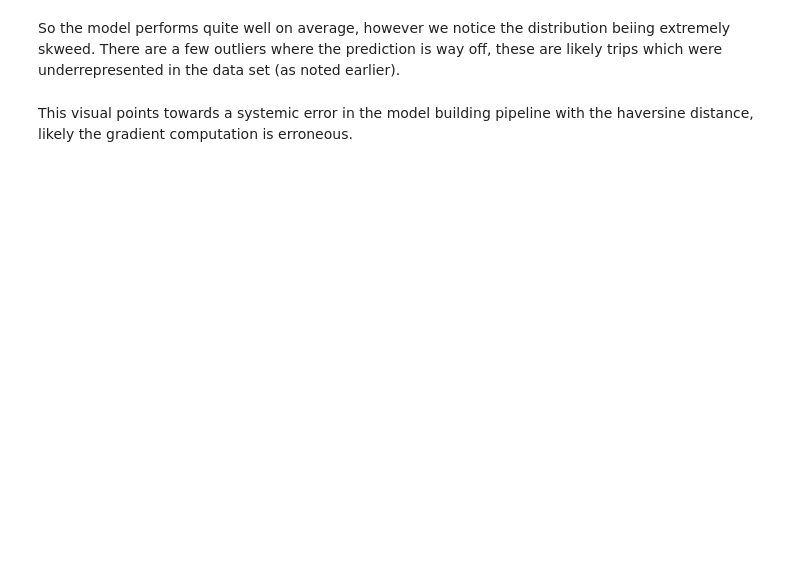
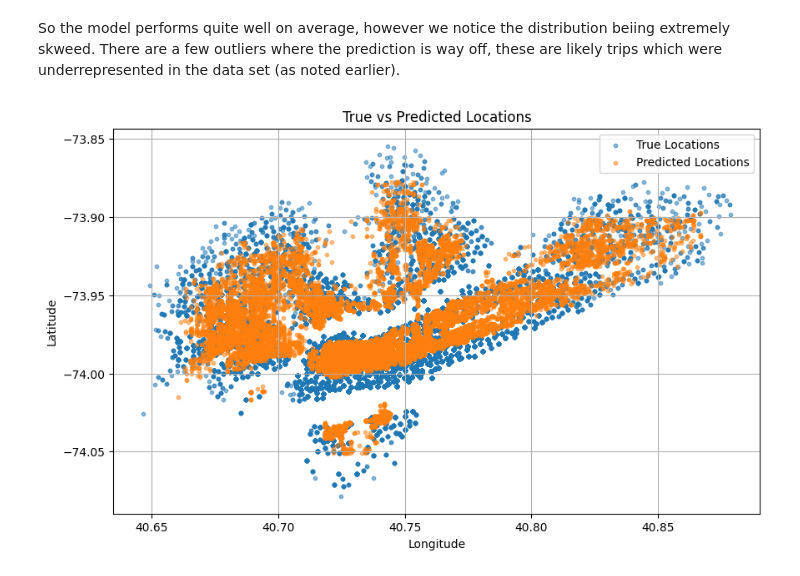
Before and after one commit to jon-mic/AXA_citibike_challenge, a Jupyter notebook: CodingChallenge_tripdata_model.ipynb, the cells around one changed output. Saved outputs shown, nothing was run; the diff lists cells and outputs as text; code cells hidden in the pictures; blank space fills up the shorter version.

```diff
--- a/CodingChallenge_tripdata_model.ipynb
+++ b/CodingChallenge_tripdata_model.ipynb
@@ -518,6 +510,6 @@ dtrain = xgb.DMatrix(X_train, label=y_train, enable_categorical=True, nthread=4)
 
 clf = xgb.train(params={"tree_method": "hist", "multi_strategy": "one_output_per_tree"}, dtrain=dtrain)
 # %%
-evaluate_loc_model(clf, X_test, y_test)
+distances, preds = evaluate_loc_model(clf, X_test, y_test)
 # %% [output]
 Mean Absolute Error: 0.01 grad
@@ -549,7 +528,7 @@ params = {
     'tree_method': 'hist',  # Histogram-based tree construction
     'multi_strategy':'multi_output_tree',
     'num_target': 2,
-    'eta': 0.1,
+    'eta': 0.05,
     'max_depth':6,
 }
 
@@ -563,10 +542,10 @@ schema = {
     }
 
 # init test set
-X_test = pd.DataFrame()
-y_test = pd.DataFrame()
+X_test_full = pd.DataFrame()
+y_test_full = pd.DataFrame()
 
-num_boost_round = 150
+num_boost_round = 200
 bst = None
 # Train the model incrementally on the batches
 for i, file in enumerate(glob('data/*tripdata*.csv')):
@@ -576,21 +555,22 @@ for i, file in enumerate(glob('data/*tripdata*.csv')):
     batch_data = pl.scan_csv(file, infer_schema_length=None, schema_overrides=schema, low_memory=True).select(list(schema.keys()))
 
     # subsample every 20th row (5% of data)
-    batch_data.with_row_index().filter(pl.col("index")%20 == 1).drop("index")
+    batch_data.with_row_index().filter(pl.col("index")%10 == 1).drop("index")
 
     # pre-process
     batch_data = replace_station_locations_with_mean(batch_data)
     batch_data = augment_trip_data(batch_data)
     batch_data = attach_weather_data(batch_data)
-    batch_data = batch_data.collect().to_pandas()
+    batch_data = batch_data.drop_nulls().collect().to_pandas()
+
 
     X = batch_data.drop(['lat_end', 'lng_end', 'end_station_name', 'ended_at'], axis=1)
     y = geo_scaler.transform(batch_data[['lat_end', 'lng_end']].set_axis(['lat','lng'], axis=1))
     y = pd.DataFrame(y, columns= ['lat_end', 'lng_end'])
     X_train, X_test_batch, y_train, y_test_batch = train_test_split(X, y, test_size=0.05, random_state=SEED)
 
-    X_test = pd.concat([X_test, X_test_batch])
-    y_test = pd.concat([y_test, y_test_batch])
+    X_test_full = pd.concat([X_test_full, X_test_batch])
+    y_test_full = pd.concat([y_test_full, y_test_batch])
 
     # batch train
     if TRAIN:
@@ -607,7 +587,7 @@ for i, file in enumerate(glob('data/*tripdata*.csv')):
                 custom_metric=mean_haversine_distance,
                 evals=[(dtrain, 'Train')],
                 evals_result = results,
-                verbose_eval=10,
+                verbose_eval=25,
             )
         else:
             bst = xgb.train(
@@ -618,12 +598,12 @@ for i, file in enumerate(glob('data/*tripdata*.csv')):
                 custom_metric=mean_haversine_distance,
                 evals=[(dtrain, 'Train')],
                 evals_result = results,
-                verbose_eval=10,
+                verbose_eval=25,
                 xgb_model=bst,
             )
 if TRAIN:
     bst.save_model('2024_xgboost_model_lat_lng_hd_m.json')
-X_test.to_parquet('test_data.parquet')
-y_test.to_parquet('test_labels.parquet')
+X_test_full.to_parquet('test_data.parquet')
+y_test_full.to_parquet('test_labels.parquet')
 # %% [output]
 0 data/202401-citibike-tripdata.csv
@@ -661,17 +775,17 @@ So the model performs quite well on average, however we notice the distribution
 # %%
 # plot predictions with accuracy up to 2km
 import matplotlib.pyplot as plt
-true_locs = geo_scaler.inverse_transform(y_test[distances < 2000])
-pred_locs = geo_scaler.inverse_transform(preds[distances < 2000])
+true_locs = geo_scaler.inverse_transform(y_test[(distances < 2000).values[:,0]])
+pred_locs = geo_scaler.inverse_transform(preds[(distances < 2000).values[:,0]])
 
 plt.figure(figsize=(10, 6))
 plt.scatter(x=true_locs[:,0], y=true_locs[:,1], label='True Locations', alpha=0.5, s=10)
 plt.scatter(x=pred_locs[:,0], y=pred_locs[:,1], label='Predicted Locations', alpha=0.5, s=10)
 plt.title('True vs Predicted Locations')
 plt.xlabel('Longitude')
 plt.ylabel('Latitude')
 plt.legend()
 plt.grid()
 plt.show()
+# %% [output]
+[figure, added]
-# %% [markdown]
-This visual points towards a systemic error in the model building pipeline with the haversine distance, likely the gradient computation is erroneous.
```
Also changed, not shown: parts of 23 cells of this notebook, 5 other files.
